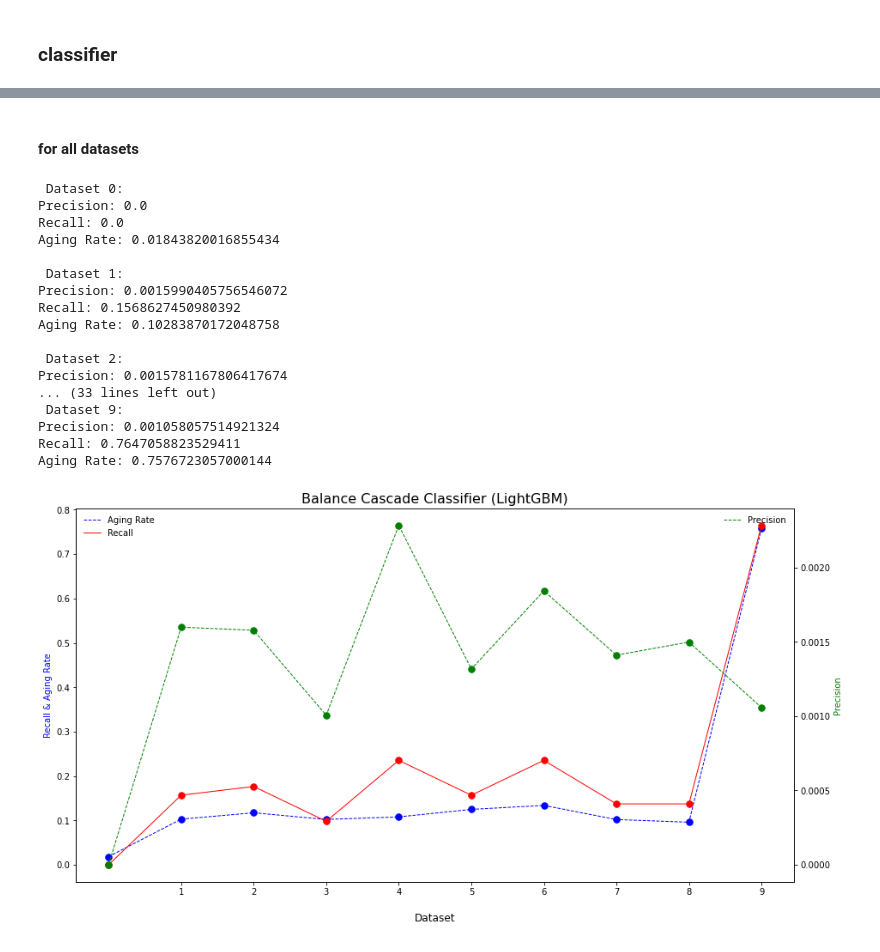
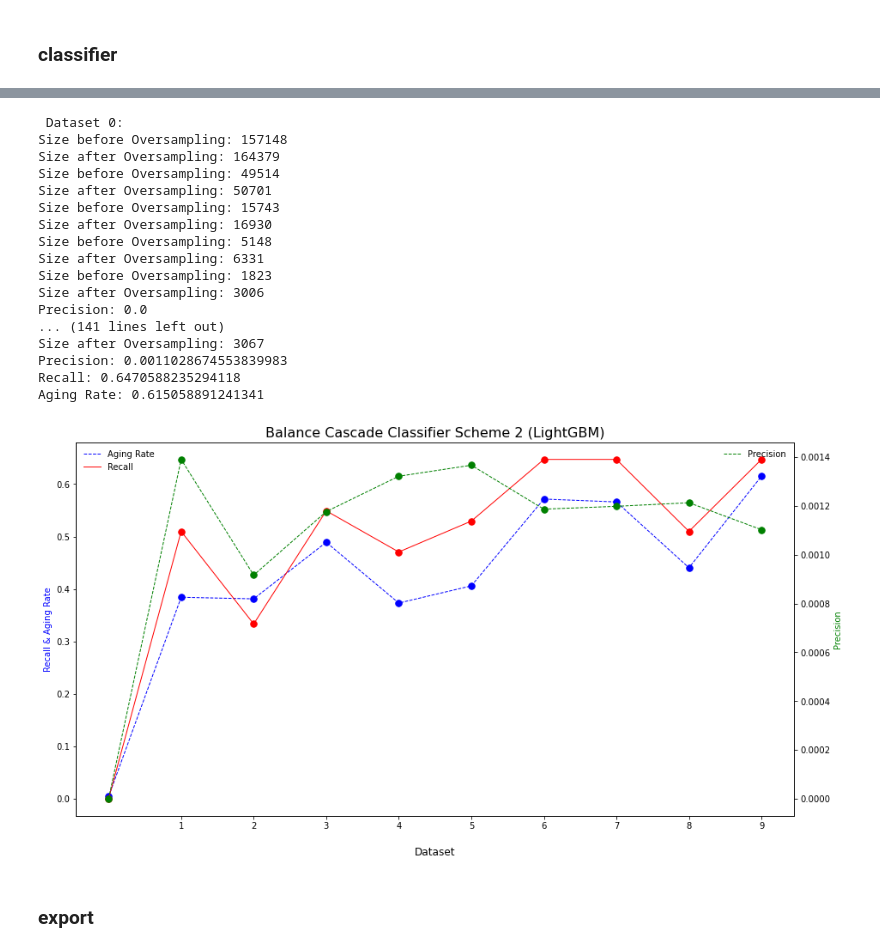
Before and after one commit to ruibone/AUO_aging_test, a Jupyter notebook: AUO aging test/Full_Version_Code/4-6_BalanceCascade.ipynb, the cells around one changed output, grey strips where cells are left out. Drawn from its saved outputs; the diff is of its cells as text; code cells hidden in the pictures.

```diff
--- a/AUO aging test/Full_Version_Code/4-6_BalanceCascade.ipynb
+++ b/AUO aging test/Full_Version_Code/4-6_BalanceCascade.ipynb
@@ -25,7 +25,3 @@ os.getcwd()
 ##
 # %% [markdown]
 ### balance cascade
-# %%
-a = np.array([])
-a = np.append(a, 1)
-a[0]
@@ -173,11 +230,3 @@ Dimension of dataset 9 : (759, 88)  balance ratio: 10.0
 Labels of  10 datasets are divided.
 
  Dimension of testing data: (48649, 128)
-# %%
-TPE_multi = False
-base_learner = 'LightGBM'
-
-iteration = 200 if base_learner == 'LightGBM' else 50
-TPE = 'multivariate-TPE' if TPE_multi else 'univariate-TPE'
-with open(f'hyperparameter/20211221/runhist_array_m2m4_m5_3criteria_{base_learner}C_{TPE}_{iteration}.data', 'rb') as f:
-    best_paramC = pickle.load(f)
@@ -183,0 +235,18 @@ with open(f'hyperparameter/20211221/runhist_array_m2m4_m5_3criteria_{base_learne
+# %%
+best_paramC, all_scoreC = all_optuna(num_set = len(run_train),
+                                     all_data = run_train,
+                                     mode = 2,
+                                     TPE_multi = False,
+                                     n_iter = 200,
+                                     filename = 'runhist_array_m2m4_m5_3criteria_br25_over2_iter5_over10_BalanceCascade',
+                                     creator = BalanceCascade_creator
+                                    )
+
+meta_item = ['num_iter', 'over_num', 'over_method']
+base_paramC = {}
+meta_paramC = {}
+for i in range(len(run_train)):
+    base_paramC.update({f'set{i}': {}})
+    meta_paramC.update({f'set{i}': {}})
+    [base_paramC[f'set{i}'].update({a: b}) for (a, b) in best_paramC[f'set{i}'].items() if a not in meta_item]
+    [meta_paramC[f'set{i}'].update({a: b}) for (a, b) in best_paramC[f'set{i}'].items() if a in meta_item]
@@ -213,27 +410,27 @@ Aging Rate: 0.03521141236202183
-# %% [markdown]
-#### for all datasets
 # %%
-table_setC = runall_cascade(run_train, run_test, best_paramC, classifier = base_learner, num_iter = 30)
-line_chart(table_setC, title = f'Balance Cascade Classifier ({base_learner})')
+table_setC = runall_cascade(run_train, run_test, base_config = base_paramC, meta_config = meta_paramC)
+line_chart(table_setC, title = 'Balance Cascade Classifier Scheme 2 (LightGBM)')
 # %% [output]
  Dataset 0:
+Size before Oversampling: 157148
+Size after Oversampling: 164379
+Size before Oversampling: 49514
+Size after Oversampling: 50701
+Size before Oversampling: 15743
+Size after Oversampling: 16930
+Size before Oversampling: 5148
+Size after Oversampling: 6331
+Size before Oversampling: 1823
+Size after Oversampling: 3006
 Precision: 0.0
-Recall: 0.0
-Aging Rate: 0.01843820016855434
-
- Dataset 1:
-Precision: 0.0015990405756546072
-Recall: 0.1568627450980392
-Aging Rate: 0.10283870172048758
-
- Dataset 2:
-Precision: 0.0015781167806417674
-... (33 lines left out)
- Dataset 9:
-Precision: 0.001058057514921324
-Recall: 0.7647058823529411
-Aging Rate: 0.7576723057000144
+... (141 lines left out)
+Size after Oversampling: 3067
+Precision: 0.0011028674553839983
+Recall: 0.6470588235294118
+Aging Rate: 0.615058891241341
-[figure, old version]
+[figure, new version]
+# %% [markdown]
+### export
 # %%
 table_setC
 # %% [output]
```
Also changed, not shown: parts of 17 cells of this notebook, 2 other files.
